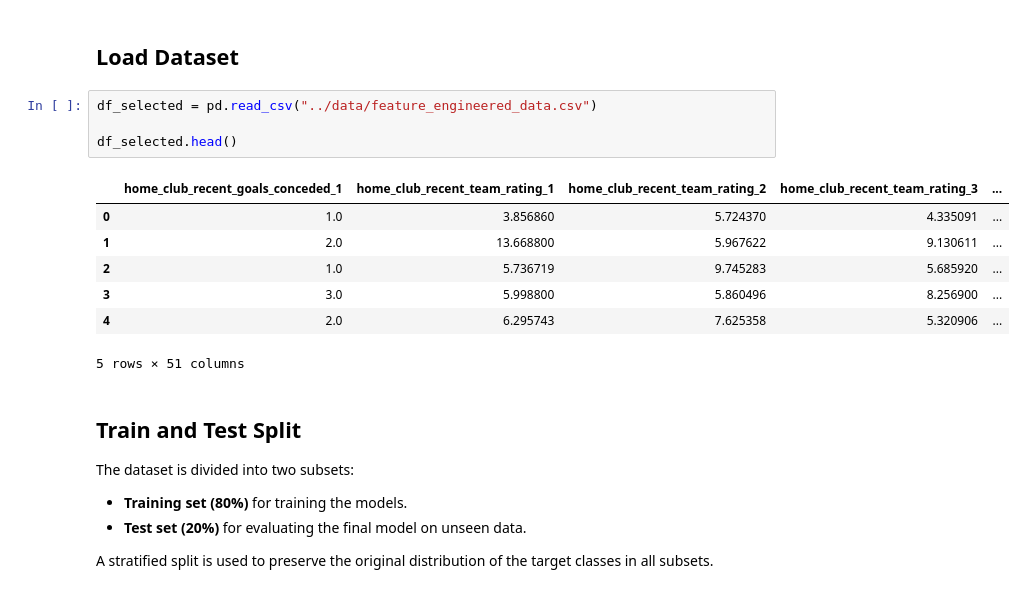
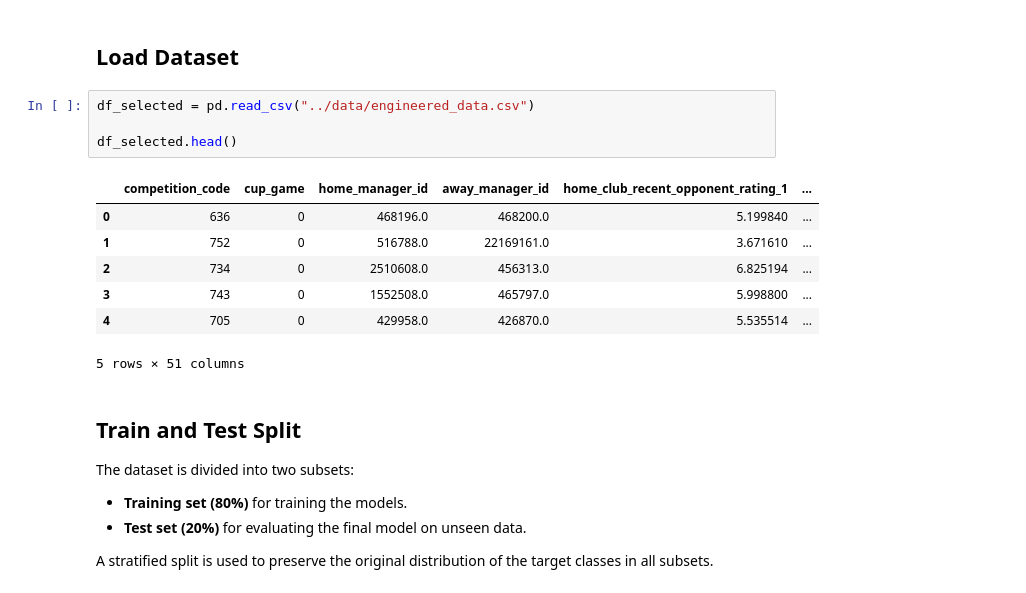
Before and after one commit to saraghafoury/Football_Match_Prediction, a Jupyter notebook: notebooks/Model_Training_and_Evaluation.ipynb, the cells around one changed output. Drawn from its saved outputs; the diff is of its cells as text.

```diff
--- a/notebooks/Model_Training_and_Evaluation.ipynb
+++ b/notebooks/Model_Training_and_Evaluation.ipynb
@@ -43,16 +43,16 @@ sns.set_theme(style="whitegrid")
 # %% [markdown]
 ## Load Dataset
 # %%
-df_selected = pd.read_csv("../data/feature_engineered_data.csv")
+df_selected = pd.read_csv("../data/engineered_data.csv")
 
 df_selected.head()
 # %% [output]
-|  | home_club_recent_goals_conceded_1 | home_club_recent_team_rating_1 | home_club_recent_team_rating_2 | home_club_recent_team_rating_3 | ... |
-| 0 | 1.0 | 3.856860 | 5.724370 | 4.335091 | ... |
-| 1 | 2.0 | 13.668800 | 5.967622 | 9.130611 | ... |
-| 2 | 1.0 | 5.736719 | 9.745283 | 5.685920 | ... |
-| 3 | 3.0 | 5.998800 | 5.860496 | 8.256900 | ... |
-| 4 | 2.0 | 6.295743 | 7.625358 | 5.320906 | ... |
+|  | competition_code | cup_game | home_manager_id | away_manager_id | home_club_recent_opponent_rating_1 | ... |
+| 0 | 636 | 0 | 468196.0 | 468200.0 | 5.199840 | ... |
+| 1 | 752 | 0 | 516788.0 | 22169161.0 | 3.671610 | ... |
+| 2 | 734 | 0 | 2510608.0 | 456313.0 | 6.825194 | ... |
+| 3 | 743 | 0 | 1552508.0 | 465797.0 | 5.998800 | ... |
+| 4 | 705 | 0 | 429958.0 | 426870.0 | 5.535514 | ... |
 5 rows × 51 columns
 # %% [markdown]
 ## Train and Test Split
```
Also changed, not shown: parts of 4 cells of this notebook.
